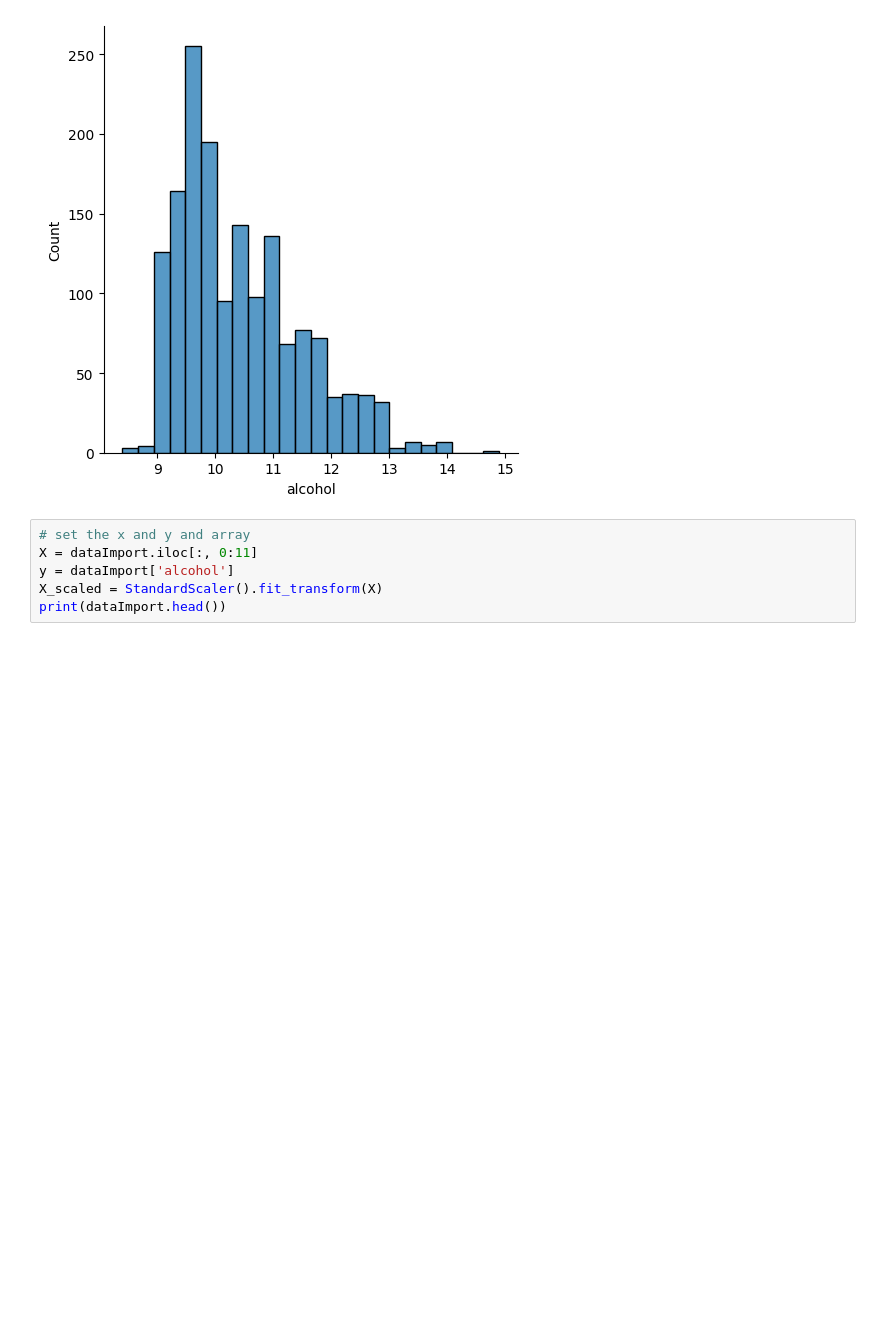
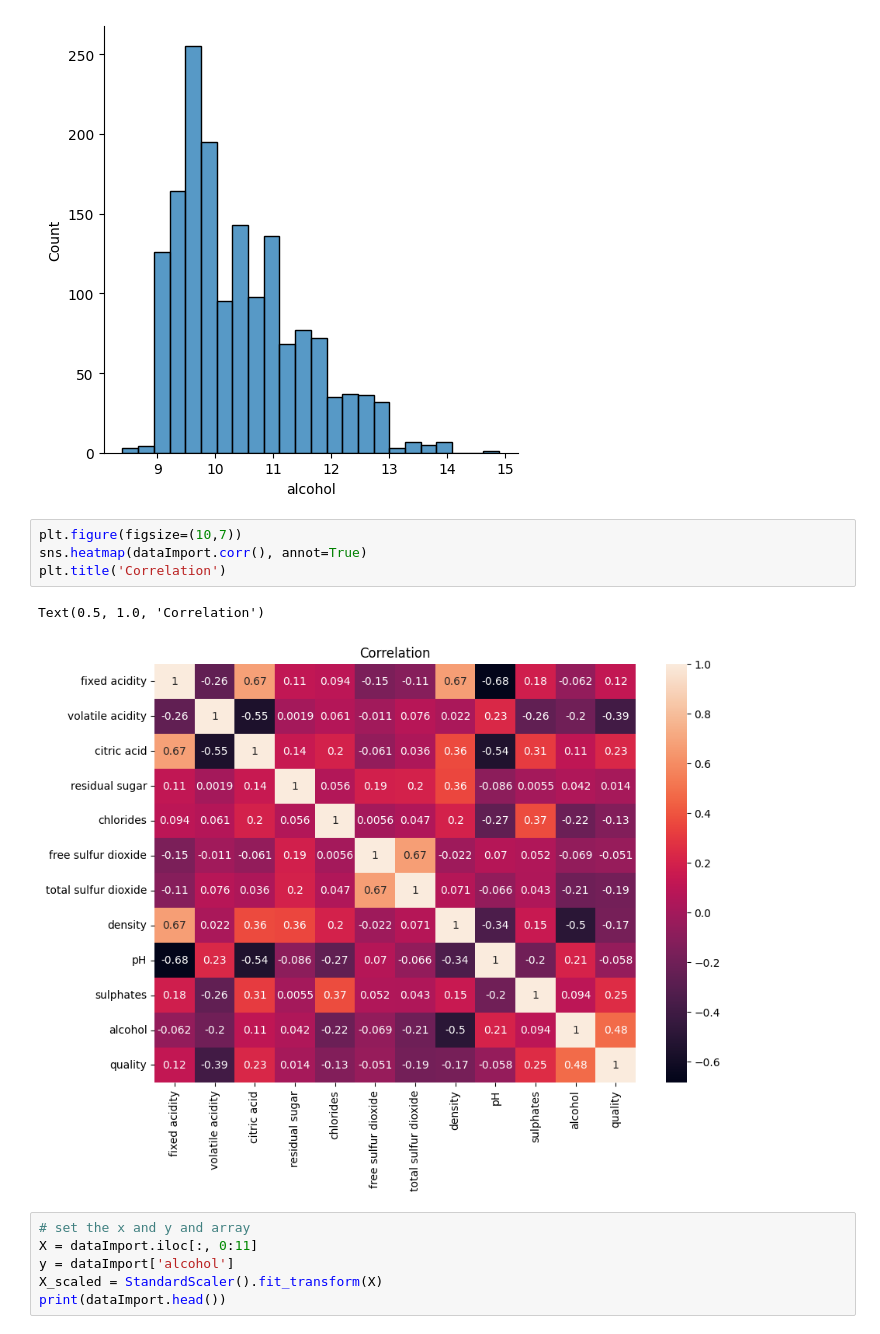
Before and after one commit to MipanZuu/KK2022-IUP, a Jupyter notebook: K-means.ipynb, the cells around one changed output. Cells and saved outputs as stored; diff of their text form; blank space fills up the shorter version.

```diff
--- a/K-means.ipynb
+++ b/K-means.ipynb
@@ -56,6 +58,13 @@ visual2 = sns.displot(dataImport['alcohol'])
 # plt.savefig('test.png', dpi=100)
 # %% [output]
 [figure]
+# %%
+plt.figure(figsize=(10,7))
+sns.heatmap(dataImport.corr(), annot=True)
+plt.title('Correlation')
+# %% [output]
+Text(0.5, 1.0, 'Correlation')
+[figure, added]
 # %%
 # set the x and y and array
 X = dataImport.iloc[:, 0:11]
```
Also changed, not shown: parts of 7 cells of this notebook.
